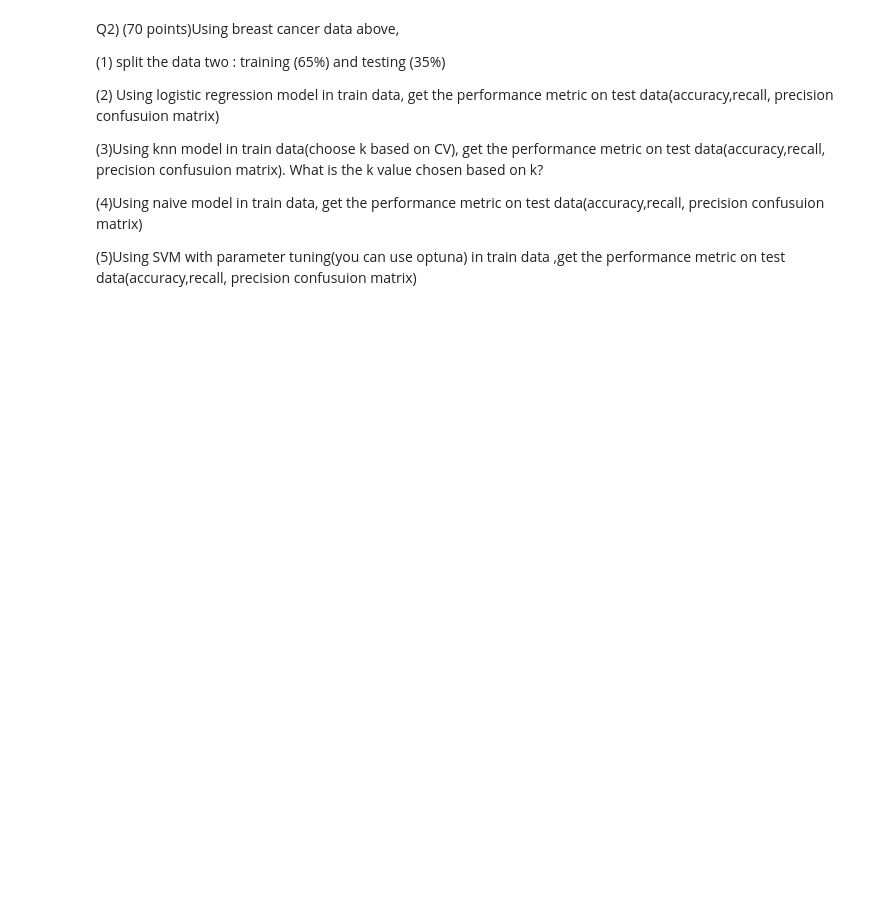
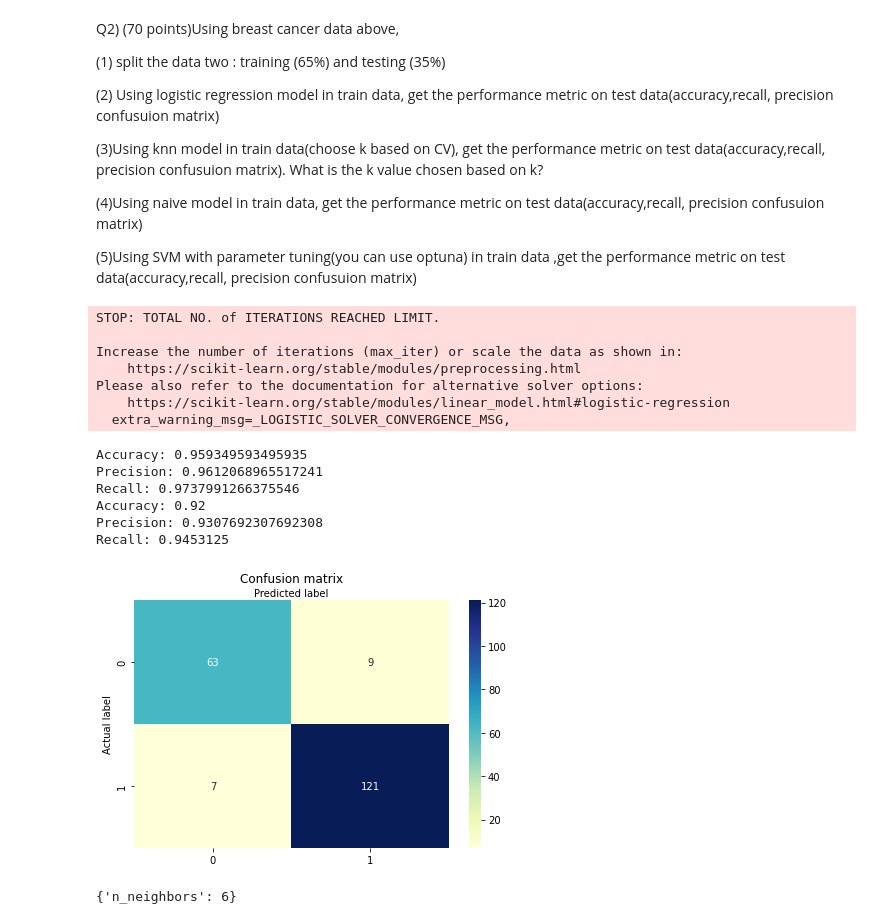
Before and after one commit to AzizIskandarov/AzizIskandarov, a Jupyter notebook: Homework6.ipynb, the cells around one changed output. Saved outputs shown, nothing was run; the diff lists cells and outputs as text; code cells hidden in the pictures; blank space fills up the shorter version.

```diff
--- a/Homework6.ipynb
+++ b/Homework6.ipynb
@@ -52,3 +180,73 @@ Q2) (70 points)Using breast cancer data above,
 (4)Using naive  model in train data, get the performance metric on test data(accuracy,recall, precision confusuion matrix)
 
 (5)Using SVM with parameter tuning(you can use optuna) in train data ,get the performance metric on test data(accuracy,recall, precision confusuion matrix)
+# %%
+from sklearn.model_selection import StratifiedKFold, train_test_split
+from sklearn.tree import DecisionTreeClassifier
+
+X_train, X_test, y_train, y_test = train_test_split(
+    X, y, test_size=0.35, random_state=17
+)
+# %%
+def eval(yact,ypred):
+ from sklearn import metrics
+ print("Accuracy:",metrics.accuracy_score(yact, ypred))
+ print("Precision:",metrics.precision_score(yact, ypred))
+ print("Recall:",metrics.recall_score(yact, ypred))
+
+ cnf_matrix = metrics.confusion_matrix(yact, ypred)
+ import numpy as np
+ import matplotlib.pyplot as plt
+ import seaborn as sns
+ %matplotlib inline
+ class_names=[0,1] # name  of classes
+ fig, ax = plt.subplots()
+ tick_marks = np.arange(len(class_names))
+ plt.xticks(tick_marks, class_names)
+ plt.yticks(tick_marks, class_names)
+ # create heatmap
+ sns.heatmap(pd.DataFrame(cnf_matrix), annot=True, cmap="YlGnBu" ,fmt='g')
+ ax.xaxis.set_label_position("top")
+ plt.tight_layout()
+ plt.title('Confusion matrix', y=1.1)
+ plt.ylabel('Actual label')
+ plt.xlabel('Predicted label')
+# %%
+from sklearn.linear_model import LogisticRegression
+# instantiate the model (using the default parameters)
+logreg = LogisticRegression()
+# fit the model with data
+logreg.fit(X_train,y_train)
+#train
+eval(y_train,logreg.predict(X_train))
+#test
+y_pred=logreg.predict(X_test)
+eval(y_test,y_pred)
+# %% [output]
+STOP: TOTAL NO. of ITERATIONS REACHED LIMIT.
+
+Increase the number of iterations (max_iter) or scale the data as shown in:
+    https://scikit-learn.org/stable/modules/preprocessing.html
+Please also refer to the documentation for alternative solver options:
+    https://scikit-learn.org/stable/modules/linear_model.html#logistic-regression
+  extra_warning_msg=_LOGISTIC_SOLVER_CONVERGENCE_MSG,
+Accuracy: 0.959349593495935
+Precision: 0.9612068965517241
+Recall: 0.9737991266375546
+Accuracy: 0.92
+Precision: 0.9307692307692308
+Recall: 0.9453125
+[figure, added]
+# %%
+from sklearn.neighbors import KNeighborsClassifier
+knn = KNeighborsClassifier()
+from sklearn.model_selection import GridSearchCV, cross_val_score
+
+knn_params = {"n_neighbors": range(1,20)}
+
+knn_grid = GridSearchCV(knn, knn_params, cv=3)
+
+knn_grid.fit(X_train, y_train)
+knn_grid.best_params_
+# %% [output]
+{'n_neighbors': 6}
```
Also changed, not shown: parts of 11 cells of this notebook.
